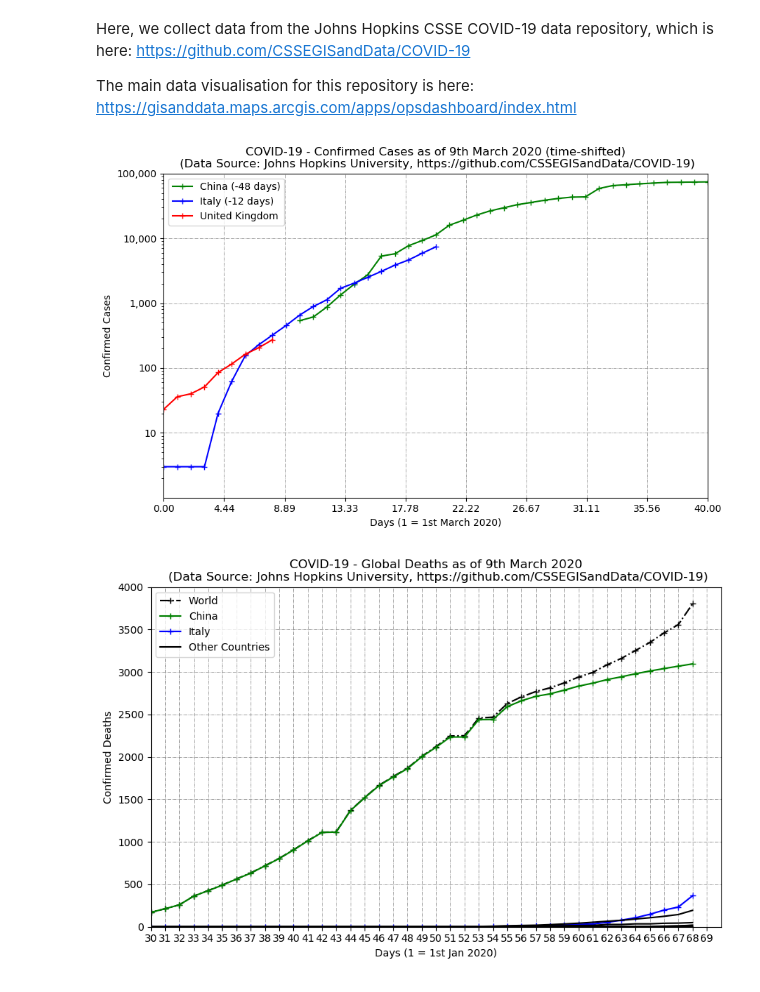
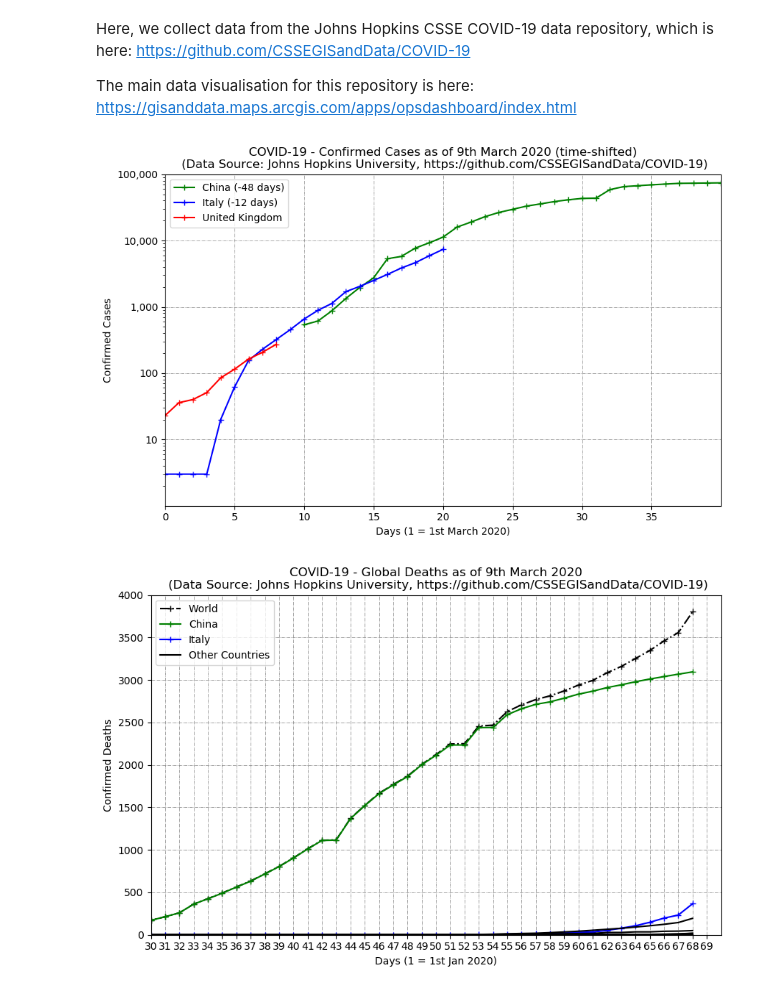
Before and after one commit to hywelowen/coronavirusgraphs, a Jupyter notebook: coronavirus.ipynb, the cells around one changed output. Drawn from its saved outputs; the diff is of its cells as text; code cells hidden in the pictures.

```diff
--- a/coronavirus.ipynb
+++ b/coronavirus.ipynb
@@ -230,35 +230,35 @@ plt.plot(covid_confirmed_days+48,df_cases_china,'g+-')
 plt.plot(covid_confirmed_days+12,df_cases_italy,'b+-')
 plt.plot(covid_confirmed_days,df_cases_uk,'r+-')
 #plt.plot(covid_confirmed_days+15,df_cases_skorea,'k-')
 #plt.plot(covid_confirmed_days+4,df_cases_france,'k-')
 #plt.plot(covid_confirmed_days+4,df_cases_germany,'k-')
 #plt.plot(covid_confirmed_days-6,df_cases_india,'k-')
 #plt.plot(covid_confirmed_days+2,df_cases_spain,'k-')
 #plt.plot(covid_confirmed_days+10,df_cases_iran,'k-')
 #plt.plot(covid_confirmed_days,df_cases_switzerland,'k-')
 #plt.plot(covid_confirmed_days-15,df_cases_southafrica,'k-')
 #plt.plot(covid_confirmed_days-5,df_cases_czechrepublic,'k-')
 #plt.plot(covid_confirmed_days-4,df_cases_australia,'k-')
 #plt.plot(covid_confirmed_days-4,df_cases_hongkong,'k-')
 #plt.plot(covid_confirmed_days-1,df_cases_sweden,'k-')
 #plt.plot(covid_confirmed_days+14,df_cases_japan,'k-')
 #plt.plot(covid_confirmed_days+0,df_cases_norway,'k-')
 #plt.plot(covid_confirmed_days-1,df_cases_belgium,'k-')
 #plt.plot(covid_confirmed_days+48,df_cases_world,'+-.')
 plt.grid(linestyle='-.', linewidth='0.5', color='gray')
 plt.yscale('log')
 plt.ylim(1,1e5)
 plt.xlim(0,40)
-plt.xticks(np.linspace(0,40,10))
+plt.xticks(np.arange(0,40,5))
 plt.yticks([10,100,1000,10000,1e5],['10','100','1,000','10,000','100,000'])
 plt.xlabel('Days (1 = 1st March 2020)')
 plt.ylabel('Confirmed Cases')
 #plt.legend(['Italy (-12dy)','Germany (-4dy)','France (-4dy)','USA (-2dy)','S. Korea (-15dy)','China (-48dy)','Iran (-10dy)','India (+2dy)','United Kingdom'])
 plt.legend(['China (-48 days)','Italy (-12 days)','United Kingdom'])
 plt.title('COVID-19 - Confirmed Cases as of 9th March 2020 (time-shifted)\n (Data Source: Johns Hopkins University, https://github.com/CSSEGISandData/COVID-19)')
 plt.savefig("coronaviruscases.png")
 # %% [output]
-[figure, old version]
+[figure, new version]
 # %%
 # Confirmed Deaths
 plt.figure(figsize=(10,6))
```
